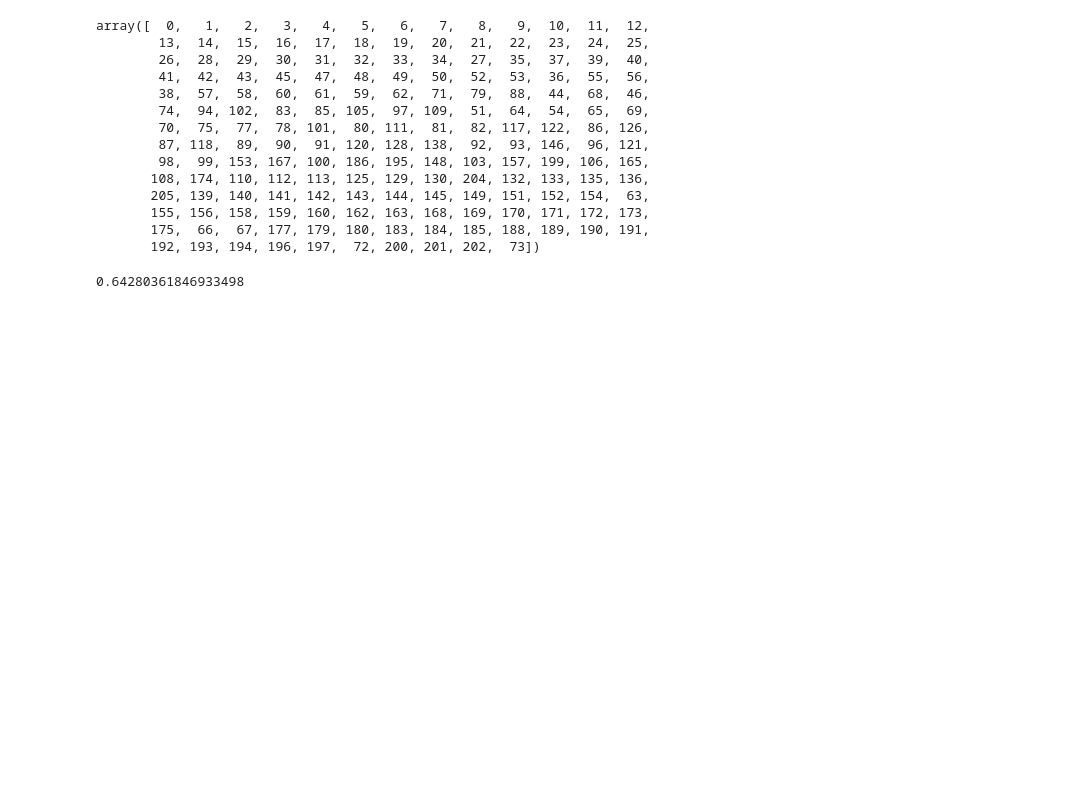
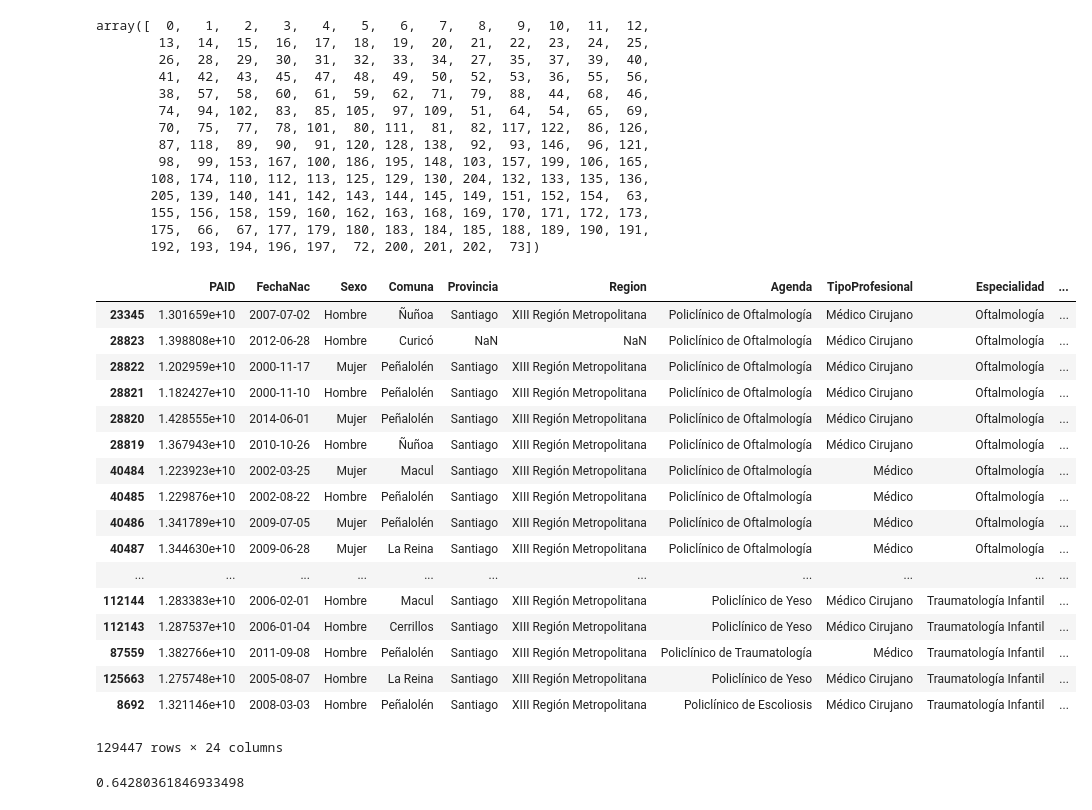
Before and after one commit to pabloveazul/Tarea-NSP, a Jupyter notebook: Tarea NSP.ipynb, the cells around one changed output. Cells and saved outputs as stored; diff of their text form; code cells hidden in the pictures; blank space fills up the shorter version.

```diff
--- a/Tarea NSP.ipynb
+++ b/Tarea NSP.ipynb
@@ -59,3 +48,19 @@ datos['No Asistidas Anteriores'] = datos.apply(lambda row:
+# %%
+datos_cancelaciones = datos.loc[datos['EstadoCita'] == 'Cancelado'].copy()
+datos_atenciones = datos.loc[datos['EstadoCita'] == 'Atendido'].copy()
+datos_noatenciones = datos.loc[datos['EstadoCita'] == 'No Atendido'].copy()
+# %%
+datos['Cancelaciones Anteriores'] = datos.apply(lambda row:
+                                           Anteriores(datos_cancelaciones.loc[(datos_cancelaciones['PAID'] == row['PAID'])
+                                            & (datos_cancelaciones['FechaCita'] < row['FechaCita'])]), axis =1 )
+# %%
+datos['Atenciones Anteriores'] = datos.apply(lambda row:
+                                           Anteriores(datos_atenciones.loc[(datos_atenciones['PAID'] == row['PAID'])
+                                            & (datos_atenciones['FechaCita'] < row['FechaCita'])]), axis =1 )
+# %%
+datos['No Atenciones Anteriores'] = datos.apply(lambda row:
+                                           Anteriores(datos_noatenciones.loc[(datos_noatenciones['PAID'] == row['PAID'])
+                                            & (datos_noatenciones['FechaCita'] < row['FechaCita'])]), axis =1 )
 # %%
 datos['Reservas Anteriores'].unique()
 # %% [output]
@@ -73,6 +78,27 @@ array([  0,   1,   2,   3,   4,   5,   6,   7,   8,   9,  10,  11,  12,
        155, 156, 158, 159, 160, 162, 163, 168, 169, 170, 171, 172, 173,
        175,  66,  67, 177, 179, 180, 183, 184, 185, 188, 189, 190, 191,
        192, 193, 194, 196, 197,  72, 200, 201, 202,  73])
+# %%
+datos
+# %% [output]
+|  | PAID | FechaNac | Sexo | Comuna | Provincia | Region | Agenda | TipoProfesional | Especialidad | ... |
+| 23345 | 1.301659e+10 | 2007-07-02 | Hombre | Ñuñoa | Santiago | XIII Región Metropolitana | Policlínico de Oftalmología | Médico Cirujano | Oftalmología | ... |
+| 28823 | 1.398808e+10 | 2012-06-28 | Hombre | Curicó | NaN | NaN | Policlínico de Oftalmología | Médico Cirujano | Oftalmología | ... |
+| 28822 | 1.202959e+10 | 2000-11-17 | Mujer | Peñalolén | Santiago | XIII Región Metropolitana | Policlínico de Oftalmología | Médico Cirujano | Oftalmología | ... |
+| 28821 | 1.182427e+10 | 2000-11-10 | Hombre | Peñalolén | Santiago | XIII Región Metropolitana | Policlínico de Oftalmología | Médico Cirujano | Oftalmología | ... |
+| 28820 | 1.428555e+10 | 2014-06-01 | Mujer | Peñalolén | Santiago | XIII Región Metropolitana | Policlínico de Oftalmología | Médico Cirujano | Oftalmología | ... |
+| 28819 | 1.367943e+10 | 2010-10-26 | Hombre | Ñuñoa | Santiago | XIII Región Metropolitana | Policlínico de Oftalmología | Médico Cirujano | Oftalmología | ... |
+| 40484 | 1.223923e+10 | 2002-03-25 | Mujer | Macul | Santiago | XIII Región Metropolitana | Policlínico de Oftalmología | Médico | Oftalmología | ... |
+| 40485 | 1.229876e+10 | 2002-08-22 | Hombre | Peñalolén | Santiago | XIII Región Metropolitana | Policlínico de Oftalmología | Médico | Oftalmología | ... |
+| 40486 | 1.341789e+10 | 2009-07-05 | Mujer | Peñalolén | Santiago | XIII Región Metropolitana | Policlínico de Oftalmología | Médico | Oftalmología | ... |
+| 40487 | 1.344630e+10 | 2009-06-28 | Mujer | La Reina | Santiago | XIII Región Metropolitana | Policlínico de Oftalmología | Médico | Oftalmología | ... |
+| ... | ... | ... | ... | ... | ... | ... | ... | ... | ... | ... |
+| 112144 | 1.283383e+10 | 2006-02-01 | Hombre | Macul | Santiago | XIII Región Metropolitana | Policlínico de Yeso | Médico Cirujano | Traumatología Infantil | ... |
+| 112143 | 1.287537e+10 | 2006-01-04 | Hombre | Cerrillos | Santiago | XIII Región Metropolitana | Policlínico de Yeso | Médico Cirujano | Traumatología Infantil | ... |
+| 87559 | 1.382766e+10 | 2011-09-08 | Hombre | Peñalolén | Santiago | XIII Región Metropolitana | Policlínico de Traumatología | Médico | Traumatología Infantil | ... |
+| 125663 | 1.275748e+10 | 2005-08-07 | Hombre | La Reina | Santiago | XIII Región Metropolitana | Policlínico de Yeso | Médico Cirujano | Traumatología Infantil | ... |
+| 8692 | 1.321146e+10 | 2008-03-03 | Hombre | Peñalolén | Santiago | XIII Región Metropolitana | Policlínico de Escoliosis | Médico Cirujano | Traumatología Infantil | ... |
+129447 rows × 24 columns
 # %%
 from sklearn import preprocessing
 le = preprocessing.LabelEncoder()
```
Also changed, not shown: parts of 7 cells of this notebook.
